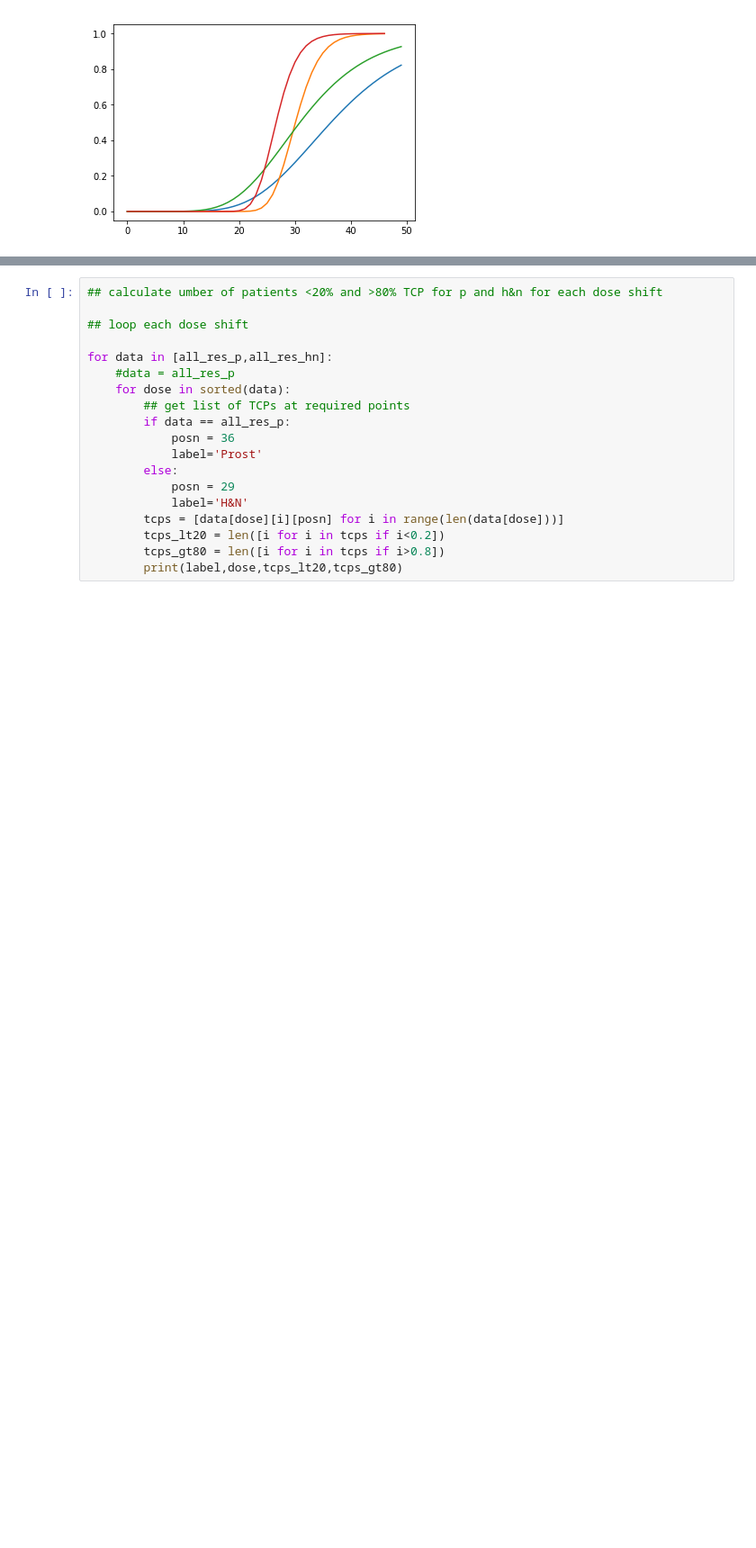
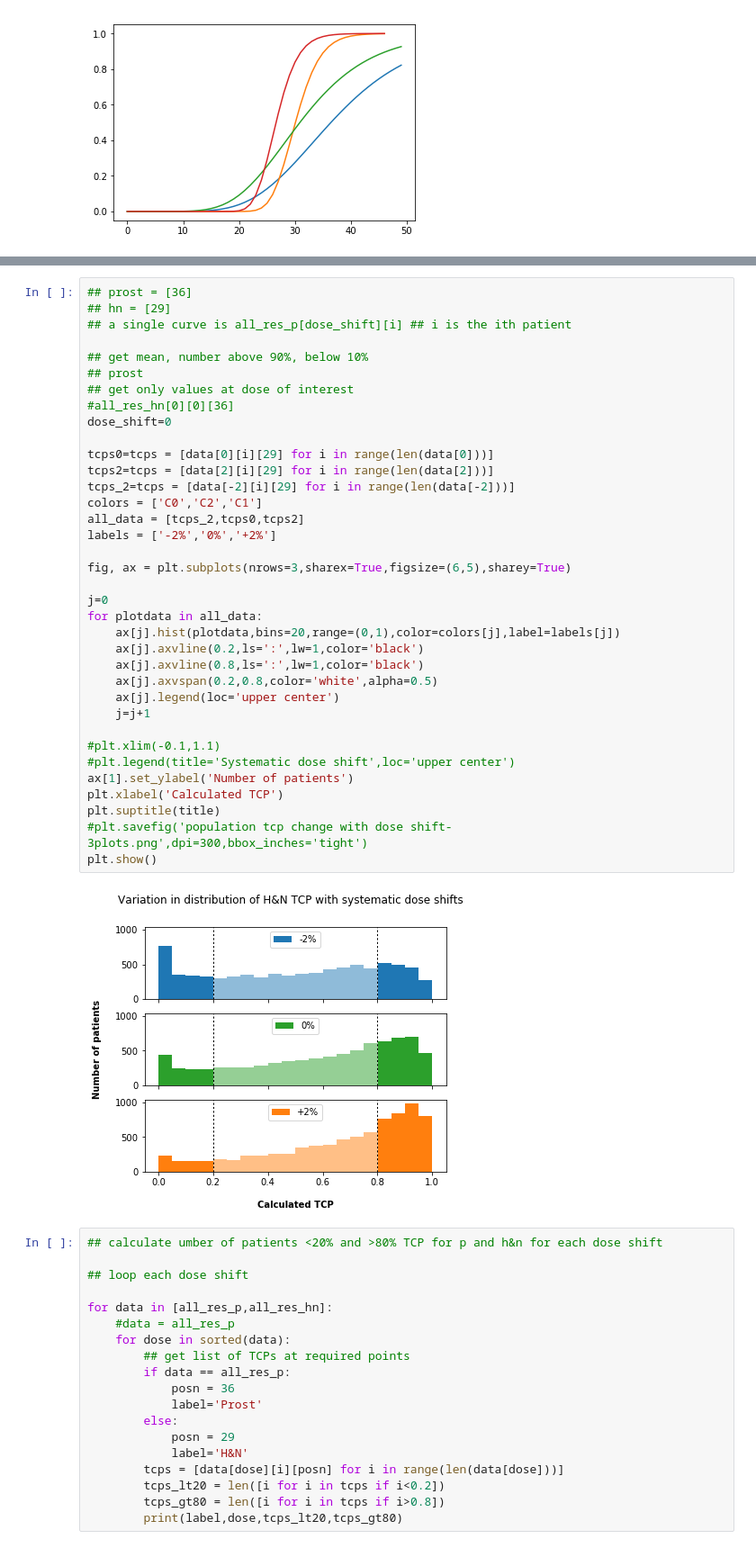
Before and after one commit to mbolt01/Thesis_analysis, a Jupyter notebook: Thesis_model_dose_simulations.ipynb, the cells around one changed output, grey strips where cells are left out. Shown at 90% size. Saved outputs shown, nothing was run; the diff lists cells and outputs as text; blank space fills up the shorter version.

```diff
--- a/Thesis_model_dose_simulations.ipynb
+++ b/Thesis_model_dose_simulations.ipynb
@@ -215,3 +222,41 @@ plt.show()
+# %%
+## prost = [36]
+## hn = [29]
+## a single curve is all_res_p[dose_shift][i] ## i is the ith patient
+
+## get mean, number above 90%, below 10%
+## prost
+## get only values at dose of interest
+#all_res_hn[0][0][36]
+dose_shift=0
+
+tcps0=tcps = [data[0][i][29] for i in range(len(data[0]))]
+tcps2=tcps = [data[2][i][29] for i in range(len(data[2]))]
+tcps_2=tcps = [data[-2][i][29] for i in range(len(data[-2]))]
+colors = ['C0','C2','C1']
+all_data = [tcps_2,tcps0,tcps2]
+labels = ['-2%','0%','+2%']
+
+fig, ax = plt.subplots(nrows=3,sharex=True,figsize=(6,5),sharey=True)
+
+j=0
+for plotdata in all_data:
+    ax[j].hist(plotdata,bins=20,range=(0,1),color=colors[j],label=labels[j])
+    ax[j].axvline(0.2,ls=':',lw=1,color='black')
+    ax[j].axvline(0.8,ls=':',lw=1,color='black')
+    ax[j].axvspan(0.2,0.8,color='white',alpha=0.5)
+    ax[j].legend(loc='upper center')
+    j=j+1
+
+#plt.xlim(-0.1,1.1)
+#plt.legend(title='Systematic dose shift',loc='upper center')
+ax[1].set_ylabel('Number of patients')
+plt.xlabel('Calculated TCP')
+plt.suptitle(title)
+#plt.savefig('population tcp change with dose shift-3plots.png',dpi=300,bbox_inches='tight')
+plt.show()
+# %% [output]
+[figure, added]
 # %%
 ## calculate umber of patients <20% and >80% TCP for p and h&n for each dose shift
 
```
Also changed, not shown: parts of 2 cells of this notebook.
